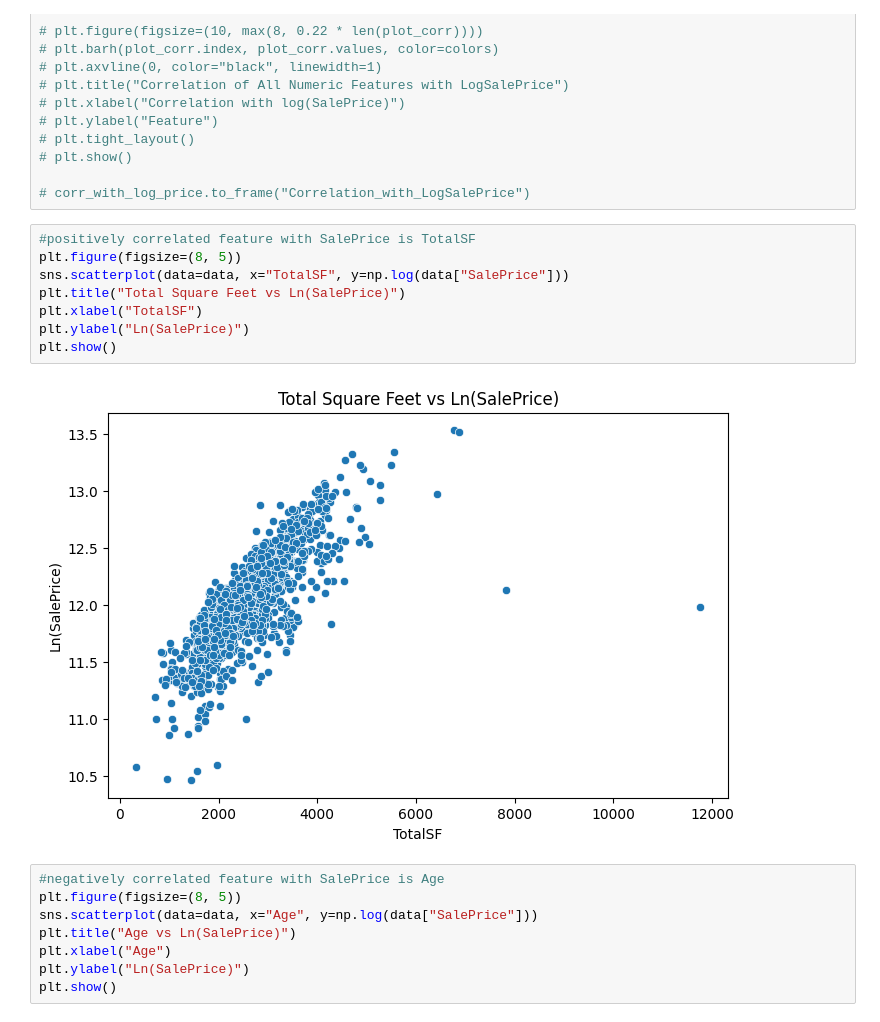
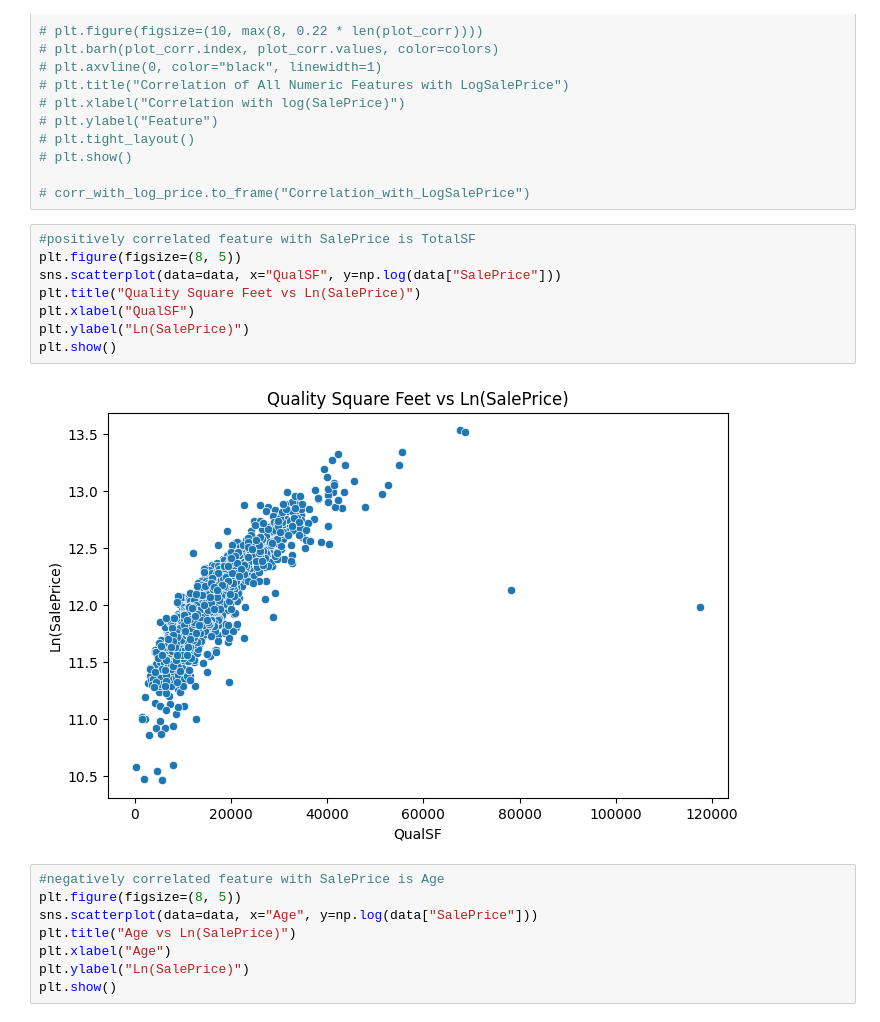
Before and after one commit to dana-fatemeh/Final-ML-Project, a Jupyter notebook: final-prj.ipynb, the cells around one changed output. Drawn from its saved outputs; the diff is of its cells as text.

```diff
--- a/final-prj.ipynb
+++ b/final-prj.ipynb
@@ -626,13 +711,13 @@ plt.show()
 # %%
 #positively correlated feature with SalePrice is TotalSF
 plt.figure(figsize=(8, 5))
-sns.scatterplot(data=data, x="TotalSF", y=np.log(data["SalePrice"]))
-plt.title("Total Square Feet vs Ln(SalePrice)")
-plt.xlabel("TotalSF")
+sns.scatterplot(data=data, x="QualSF", y=np.log(data["SalePrice"]))
+plt.title("Quality Square Feet vs Ln(SalePrice)")
+plt.xlabel("QualSF")
 plt.ylabel("Ln(SalePrice)")
 plt.show()
 # %% [output]
-[figure, old version]
+[figure, new version]
 # %%
 #negatively correlated feature with SalePrice is Age
 plt.figure(figsize=(8, 5))
```
Also changed, not shown: parts of 19 cells of this notebook, 2 other files.
